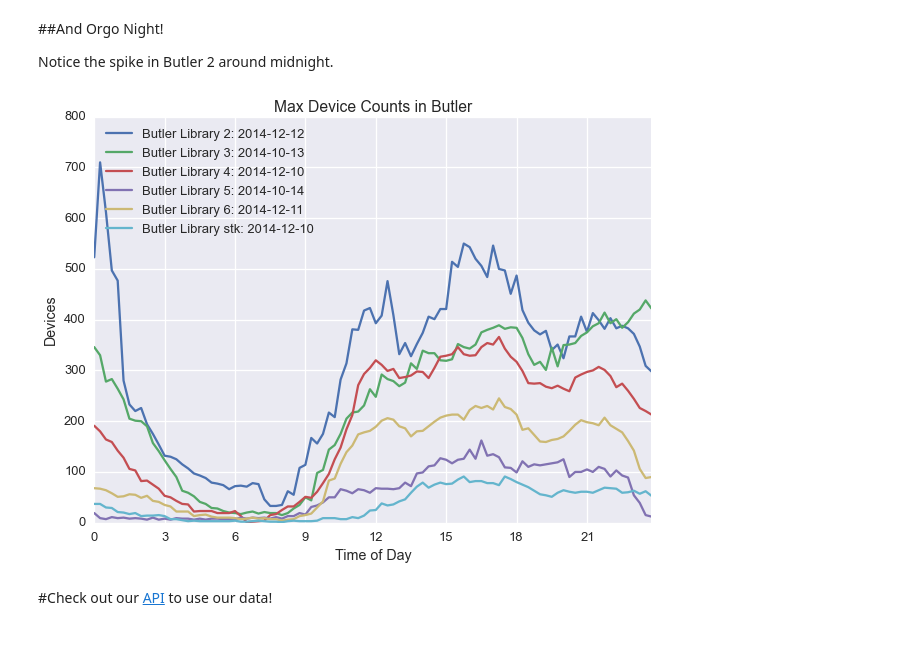
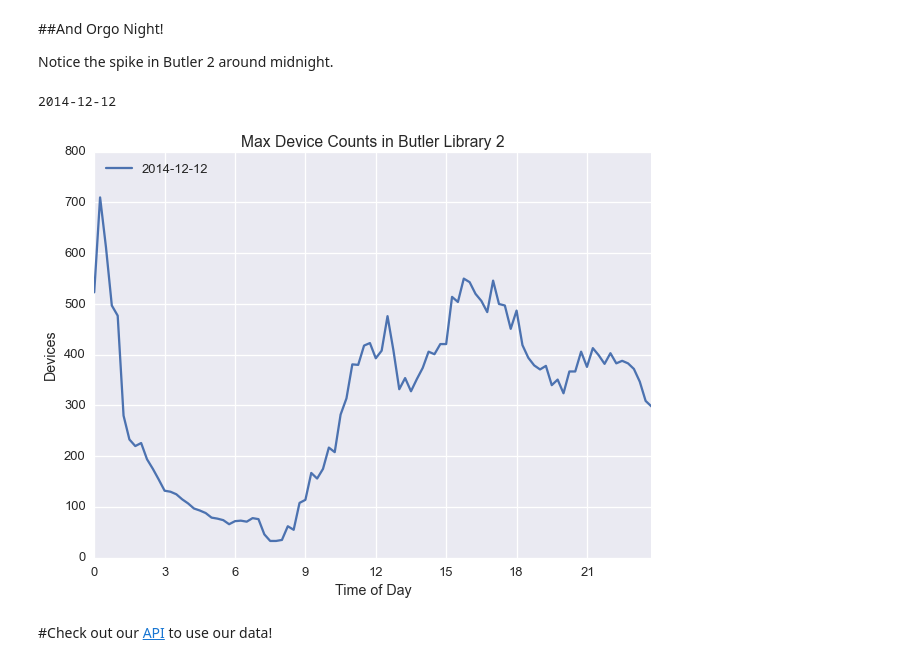
Before and after one commit to ADI-Labs/density, a Jupyter notebook: datasci/density_demo.ipynb, the cells around one changed output. Saved outputs shown, nothing was run; the diff lists cells and outputs as text; code cells hidden in the pictures.

```diff
--- a/datasci/density_demo.ipynb
+++ b/datasci/density_demo.ipynb
@@ -224,9 +228,9 @@ for d in max_days.index:
 # %%
 def maxplot(bldg):
-    cols = list(buildings[buildings == bldg].index)
-    dayplot(max_day_table[cols], 'Max Device Counts in %s' % (bldg))
-    label = ['%s: %s' % (c, max_days[c]) for c in cols]
-    plt.legend(labels = label, loc = 2)
+    dayplot(max_day_table[bldg], 'Max Device Counts in %s' % (bldg))
+    labels = str(max_days.ix[bldg])
+    print labels
+    plt.legend([labels], loc = 2)
 # %% [markdown]
 Our plots show the days with the max. number of devices recorded at any time at that location.  Using these graphs, we can identify special days during the school year.
 
@@ -242,8 +247,9 @@ maxplot('Lerner')
 
 Notice the spike in Butler 2 around midnight.
 # %%
-maxplot('Butler')
+maxplot('Butler Library 2')
 # %% [output]
+2014-12-12
-[figure, old version]
+[figure, new version]
 # %% [markdown]
 #Check out our [API](http://density.adicu.com/docs) to use our data!
```
Also changed, not shown: parts of 3 cells of this notebook.
